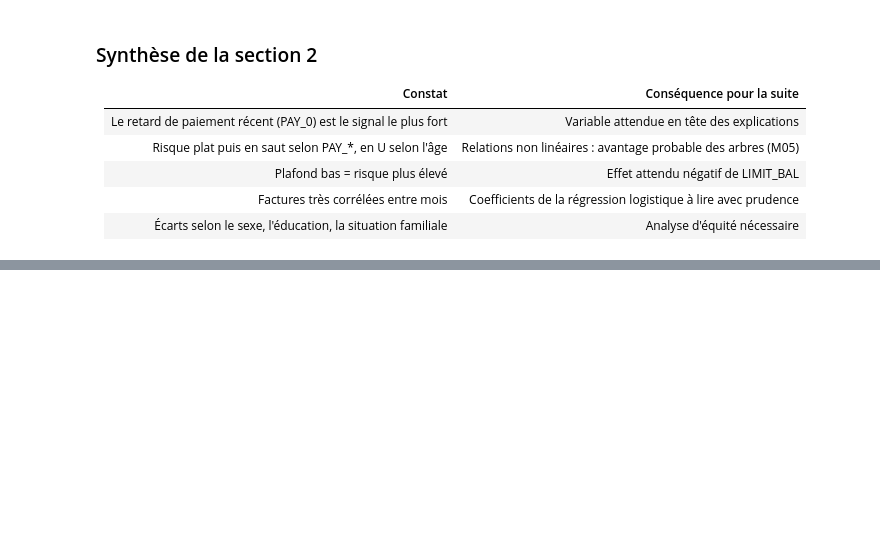
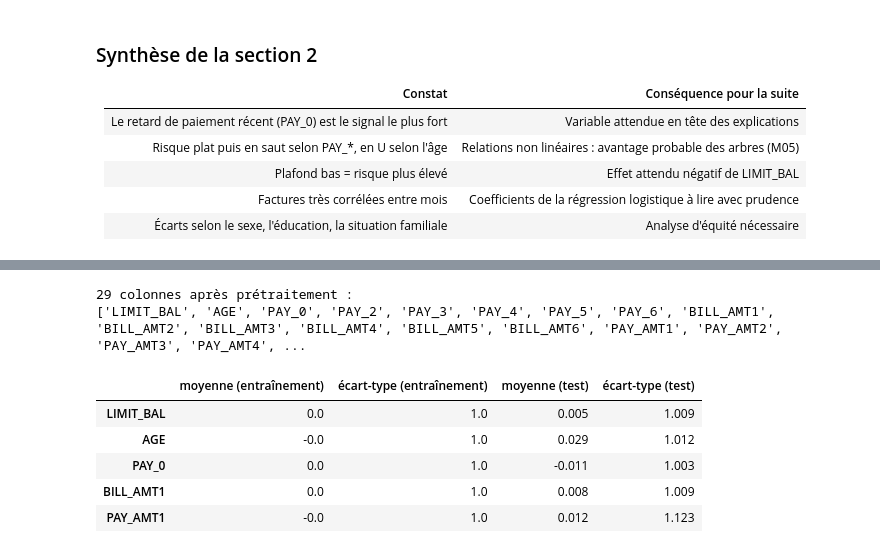
Before and after one commit to aljene307/credit-scoring-xai, a Jupyter notebook: notebooks/analyse_credit.ipynb, the cells around one changed output, grey strips where cells are left out. Drawn from its saved outputs; the diff is of its cells as text; code cells hidden in the pictures; blank space fills up the shorter version.

```diff
--- a/notebooks/analyse_credit.ipynb
+++ b/notebooks/analyse_credit.ipynb
@@ -484,0 +533,23 @@ corr[TARGET].drop(TARGET).sort_values(key=abs, ascending=False).round(3).head(8)
+# %%
+pre_lr = build_preprocessor(numeriques, categorielles, scale=True).fit(X_train)
+train_lr, test_lr = pre_lr.transform(X_train), pre_lr.transform(X_test)
+print(f"{train_lr.shape[1]} colonnes après prétraitement :")
+print(list(train_lr.columns))
+# %% [output]
+29 colonnes après prétraitement :
+['LIMIT_BAL', 'AGE', 'PAY_0', 'PAY_2', 'PAY_3', 'PAY_4', 'PAY_5', 'PAY_6', 'BILL_AMT1', 'BILL_AMT2', 'BILL_AMT3', 'BILL_AMT4', 'BILL_AMT5', 'BILL_AMT6', 'PAY_AMT1', 'PAY_AMT2', 'PAY_AMT3', 'PAY_AMT4', ...
+# %%
+verification = pd.DataFrame({
+    "moyenne (entraînement)": train_lr[numeriques].mean(),
+    "écart-type (entraînement)": train_lr[numeriques].std(ddof=0),
+    "moyenne (test)": test_lr[numeriques].mean(),
+    "écart-type (test)": test_lr[numeriques].std(ddof=0),
+}).round(3)
+verification.loc[["LIMIT_BAL", "AGE", "PAY_0", "BILL_AMT1", "PAY_AMT1"]]
+# %% [output]
+|  | moyenne (entraînement) | écart-type (entraînement) | moyenne (test) | écart-type (test) |
+| LIMIT_BAL | 0.0 | 1.0 | 0.005 | 1.009 |
+| AGE | -0.0 | 1.0 | 0.029 | 1.012 |
+| PAY_0 | 0.0 | 1.0 | -0.011 | 1.003 |
+| BILL_AMT1 | 0.0 | 1.0 | 0.008 | 1.009 |
+| PAY_AMT1 | -0.0 | 1.0 | 0.012 | 1.123 |
```
Also changed, not shown: parts of 12 cells of this notebook.
